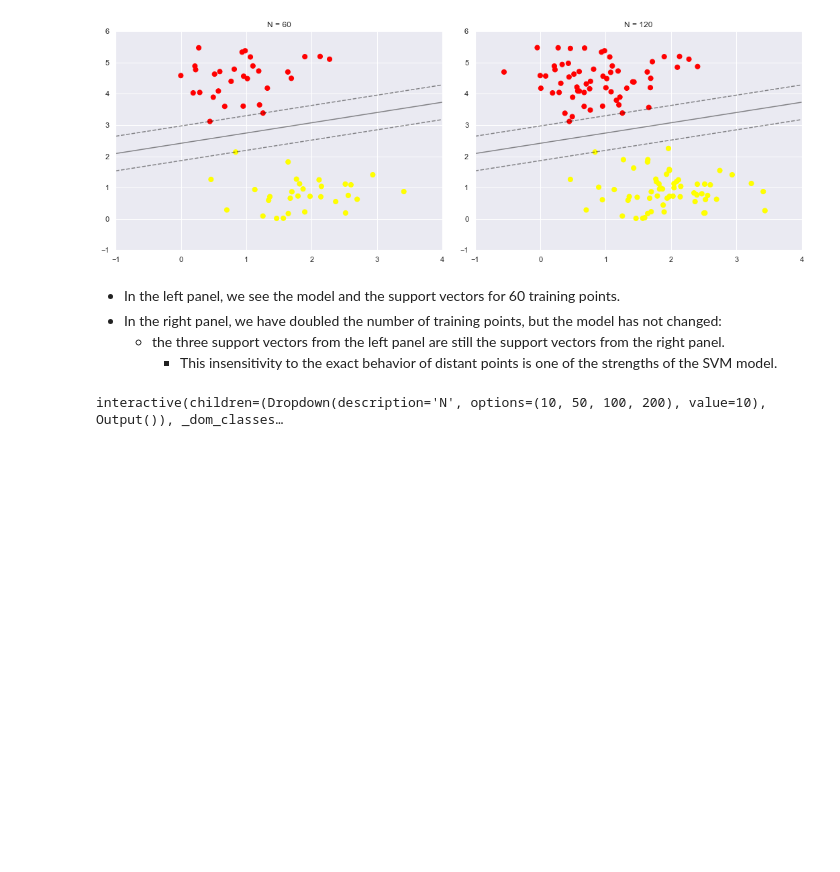
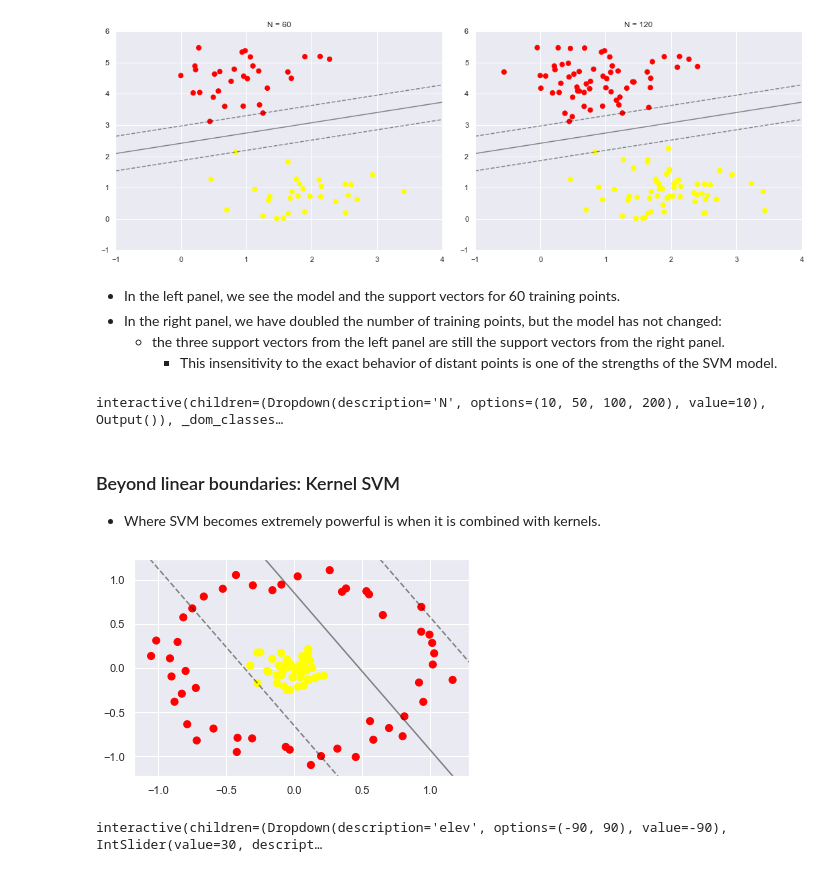
Before and after one commit to Alumasa/data_sci-and-machine_learning, a Jupyter notebook: Support Vector Machines.ipynb, the cells around one changed output. Cells and saved outputs as stored; diff of their text form; code cells hidden in the pictures; blank space fills up the shorter version.

Commit message:
Kernel SVMs

```diff
--- a/Support Vector Machines.ipynb
+++ b/Support Vector Machines.ipynb
@@ -133,3 +133,17 @@ from ipywidgets import interact, fixed
 interact(plot_svm, N=[10, 50, 100, 200], ax=fixed(None));
 # %% [output]
 interactive(children=(Dropdown(description='N', options=(10, 50, 100, 200), value=10), Output()), _dom_classes…
+# %% [markdown]
+### Beyond linear boundaries: Kernel SVM
+- Where SVM becomes extremely powerful is when it is combined with kernels.
+# %%
+#data that is not linearly separable:
+from sklearn.datasets.samples_generator import make_circles
+X, y = make_circles(100, factor=.1, noise=.1)
+
+clf = SVC(kernel='linear').fit(X, y)
+
+plt.scatter(X[:, 0], X[:, 1], c=y, s=50, cmap='autumn')
+plot_svc_decision_function(clf, plot_support=False);
+# %% [output]
+[figure, added]
@@ -135,0 +153,15 @@ interactive(children=(Dropdown(description='N', options=(10, 50, 100, 200), valu
+# %%
+from mpl_toolkits import mplot3d
+
+def plot_3D(elev=30, azim=30, X=X, y=y):
+    ax = plt.subplot(projection='3d')
+    ax.scatter3D(X[:, 0], X[:, 1], r, c=y, s=50, cmap='autumn')
+    ax.view_init(elev=elev, azim=azim)
+    ax.set_xlabel('x')
+    ax.set_ylabel('y')
+    ax.set_zlabel('r')
+
+interact(plot_3D, elev=[-90, 90], azip=(-180, 180),
+         X=fixed(X), y=fixed(y));
+# %% [output]
+interactive(children=(Dropdown(description='elev', options=(-90, 90), value=-90), IntSlider(value=30, descript…
```
Also changed, not shown: parts of 5 cells of this notebook.
